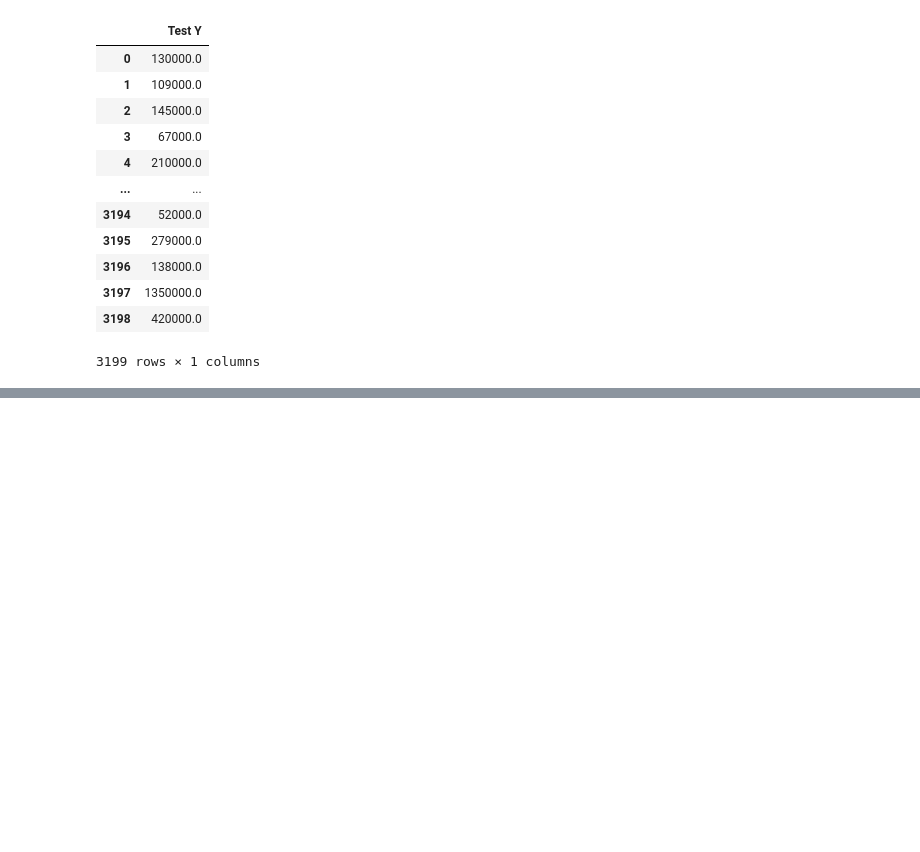
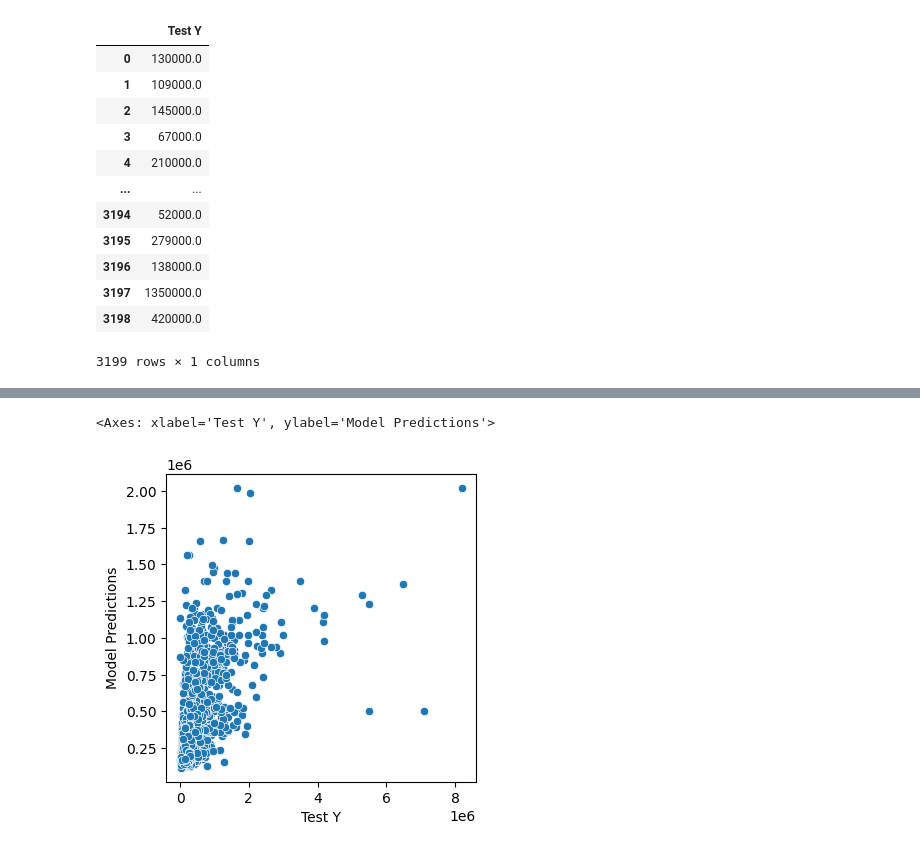
Before and after one commit to jflorescuba/Deep_Learning, a Jupyter notebook: ANN/Proj_01/Italian_house.ipynb, the cells around one changed output, grey strips where cells are left out. Drawn from its saved outputs; the diff is of its cells as text; code cells hidden in the pictures; blank space fills up the shorter version.

```diff
--- a/ANN/Proj_01/Italian_house.ipynb
+++ b/ANN/Proj_01/Italian_house.ipynb
@@ -301,3 +325,6 @@ pred_data
 | 3197 | 1350000.0 |
 | 3198 | 420000.0 |
 3199 rows × 1 columns
+# %%
+test_predictions = pd.Series(test_predictions.reshape(3199,))
+test_predictions
@@ -303,0 +344,5 @@ pred_data
+# %%
+pred_data = pd.concat([pred_data,test_predictions], axis=1)
+# %%
+pred_data.columns = ['Test Y','Model Predictions']
+pred_data
@@ -303,0 +363,6 @@ pred_data
+# %%
+plt.figure(figsize=(4,4))
+sns.scatterplot(x='Test Y',y='Model Predictions',data=pred_data)
+# %% [output]
+<Axes: xlabel='Test Y', ylabel='Model Predictions'>
+[figure, added]
```
Also changed, not shown: parts of 24 cells of this notebook.
